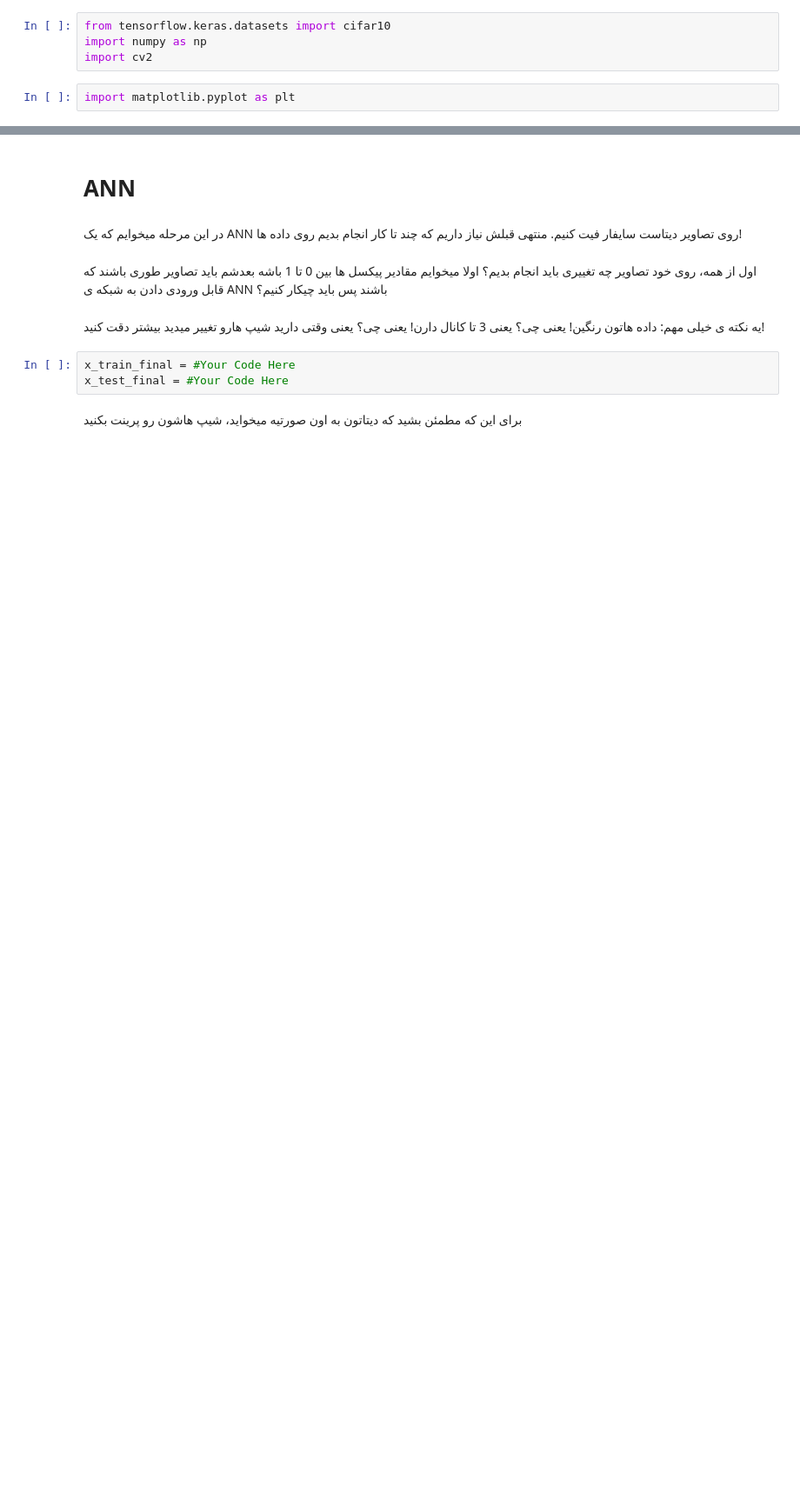
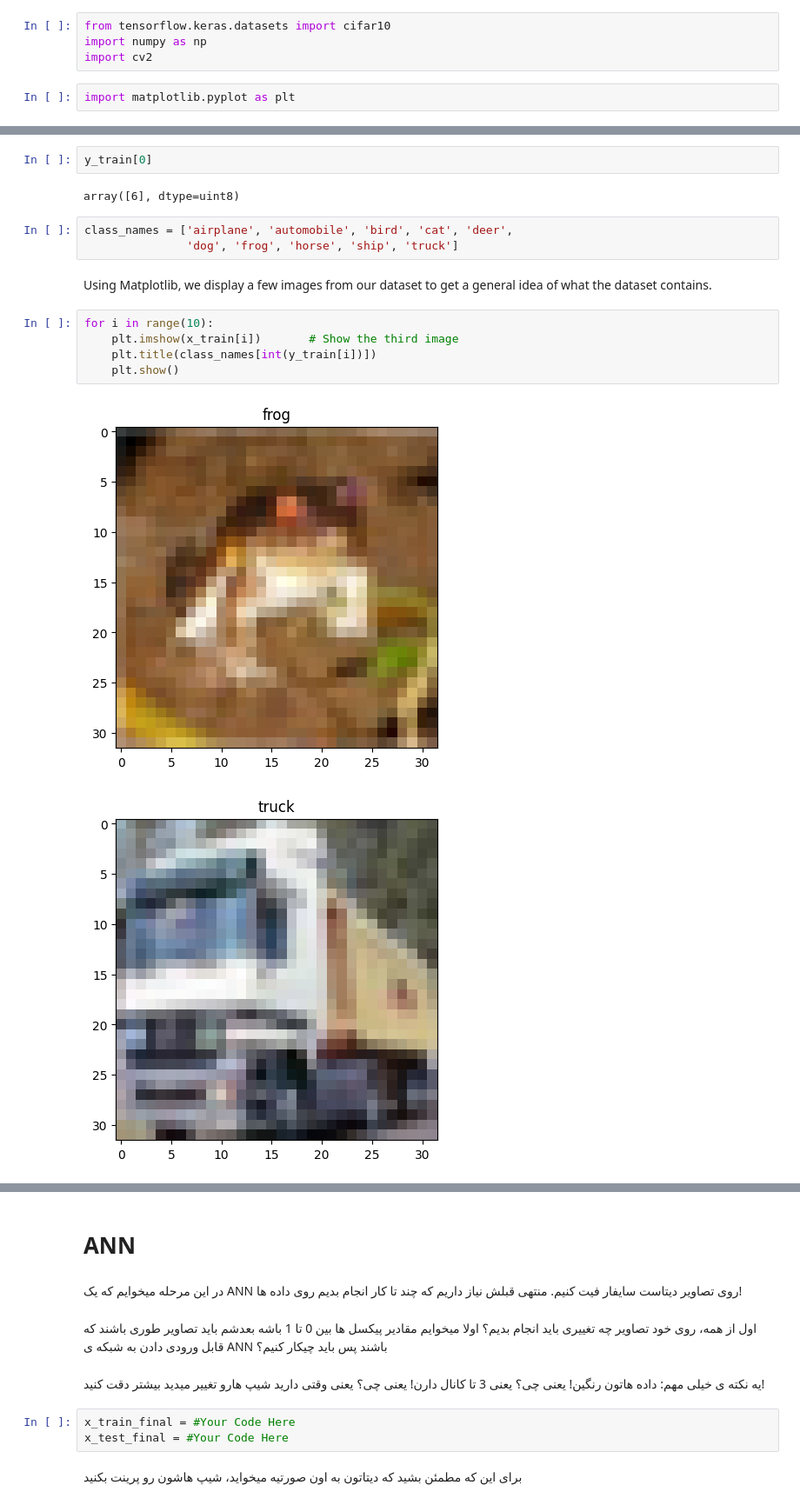
Before and after one commit to aminmk99/deep-learning-projects, a Jupyter notebook: Notebooks/Deep Learing Practice 4 _ AIRCenter.ipynb, the cells around one changed output, grey strips where cells are left out. Shown at 87% size. Drawn from its saved outputs; the diff is of its cells as text; blank space fills up the shorter version.

Commit message:
Initialized the dataset and did an overview of it

```diff
--- a/Notebooks/Deep Learing Practice 4 _ AIRCenter.ipynb
+++ b/Notebooks/Deep Learing Practice 4 _ AIRCenter.ipynb
@@ -74,0 +92,17 @@ Downloading data from https://www.cs.toronto.edu/~kriz/cifar-10-python.tar.gz
+# %%
+y_train[0]
+# %% [output]
+array([6], dtype=uint8)
+# %%
+class_names = ['airplane', 'automobile', 'bird', 'cat', 'deer',
+               'dog', 'frog', 'horse', 'ship', 'truck']
+# %% [markdown]
+Using Matplotlib, we display a few images from our dataset to get a general idea of what the dataset contains.
+# %%
+for i in range(10):
+    plt.imshow(x_train[i])       # Show the third image
+    plt.title(class_names[int(y_train[i])])
+    plt.show()
+# %% [output]
+[figure, added]
+[figure, added]
```
Also changed, not shown: parts of 16 cells of this notebook.
